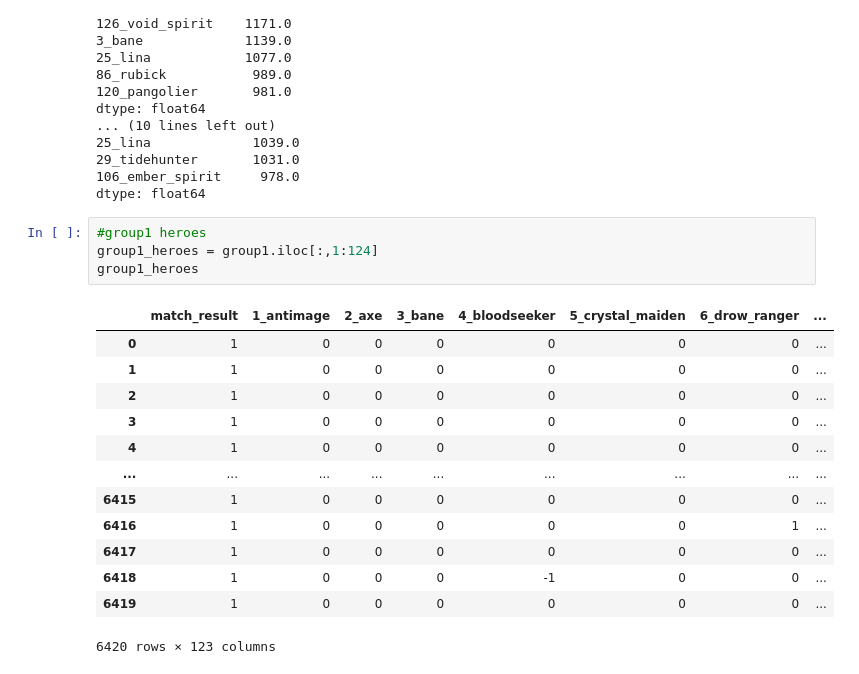
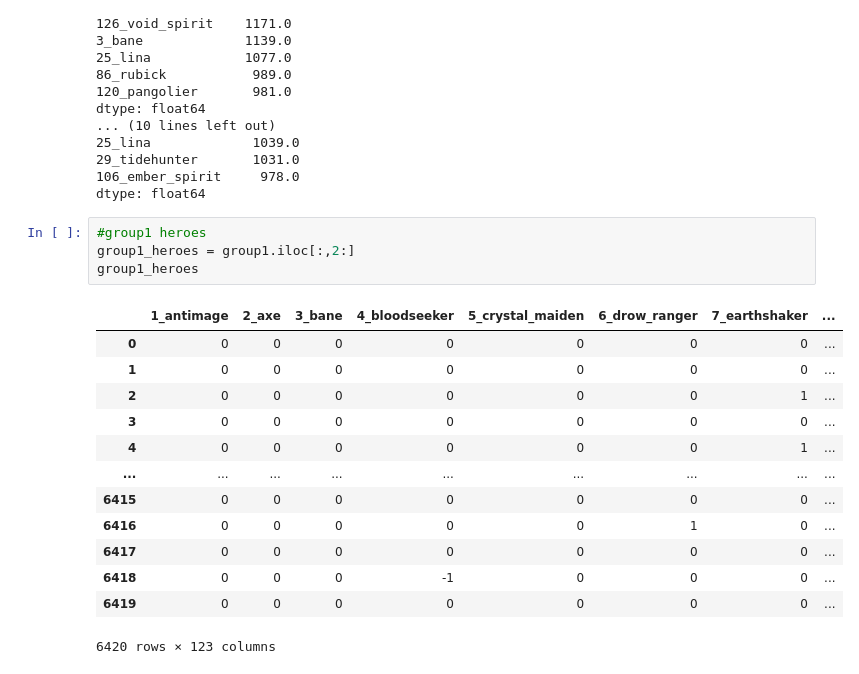
Before and after one commit to bvanhoewijk/ML2022, a Jupyter notebook: src/data_exploration/data_analysis.ipynb, the cells around one changed output. Cells and saved outputs as stored; diff of their text form.

```diff
--- a/src/data_exploration/data_analysis.ipynb
+++ b/src/data_exploration/data_analysis.ipynb
@@ -190,21 +190,21 @@ dtype: float64
 dtype: float64
 # %%
 #group1 heroes
-group1_heroes = group1.iloc[:,1:124]
+group1_heroes = group1.iloc[:,2:]
 group1_heroes
 # %% [output]
-|  | match_result | 1_antimage | 2_axe | 3_bane | 4_bloodseeker | 5_crystal_maiden | 6_drow_ranger | ... |
-| 0 | 1 | 0 | 0 | 0 | 0 | 0 | 0 | ... |
-| 1 | 1 | 0 | 0 | 0 | 0 | 0 | 0 | ... |
-| 2 | 1 | 0 | 0 | 0 | 0 | 0 | 0 | ... |
-| 3 | 1 | 0 | 0 | 0 | 0 | 0 | 0 | ... |
-| 4 | 1 | 0 | 0 | 0 | 0 | 0 | 0 | ... |
+|  | 1_antimage | 2_axe | 3_bane | 4_bloodseeker | 5_crystal_maiden | 6_drow_ranger | 7_earthshaker | ... |
+| 0 | 0 | 0 | 0 | 0 | 0 | 0 | 0 | ... |
+| 1 | 0 | 0 | 0 | 0 | 0 | 0 | 0 | ... |
+| 2 | 0 | 0 | 0 | 0 | 0 | 0 | 1 | ... |
+| 3 | 0 | 0 | 0 | 0 | 0 | 0 | 0 | ... |
+| 4 | 0 | 0 | 0 | 0 | 0 | 0 | 1 | ... |
 | ... | ... | ... | ... | ... | ... | ... | ... | ... |
-| 6415 | 1 | 0 | 0 | 0 | 0 | 0 | 0 | ... |
-| 6416 | 1 | 0 | 0 | 0 | 0 | 0 | 1 | ... |
-| 6417 | 1 | 0 | 0 | 0 | 0 | 0 | 0 | ... |
-| 6418 | 1 | 0 | 0 | 0 | -1 | 0 | 0 | ... |
-| 6419 | 1 | 0 | 0 | 0 | 0 | 0 | 0 | ... |
+| 6415 | 0 | 0 | 0 | 0 | 0 | 0 | 0 | ... |
+| 6416 | 0 | 0 | 0 | 0 | 0 | 1 | 0 | ... |
+| 6417 | 0 | 0 | 0 | 0 | 0 | 0 | 0 | ... |
+| 6418 | 0 | 0 | 0 | -1 | 0 | 0 | 0 | ... |
+| 6419 | 0 | 0 | 0 | 0 | 0 | 0 | 0 | ... |
 6420 rows × 123 columns
 # %%
 # group2 heroes
```
Also changed, not shown: parts of 15 cells of this notebook, 2 other files.
